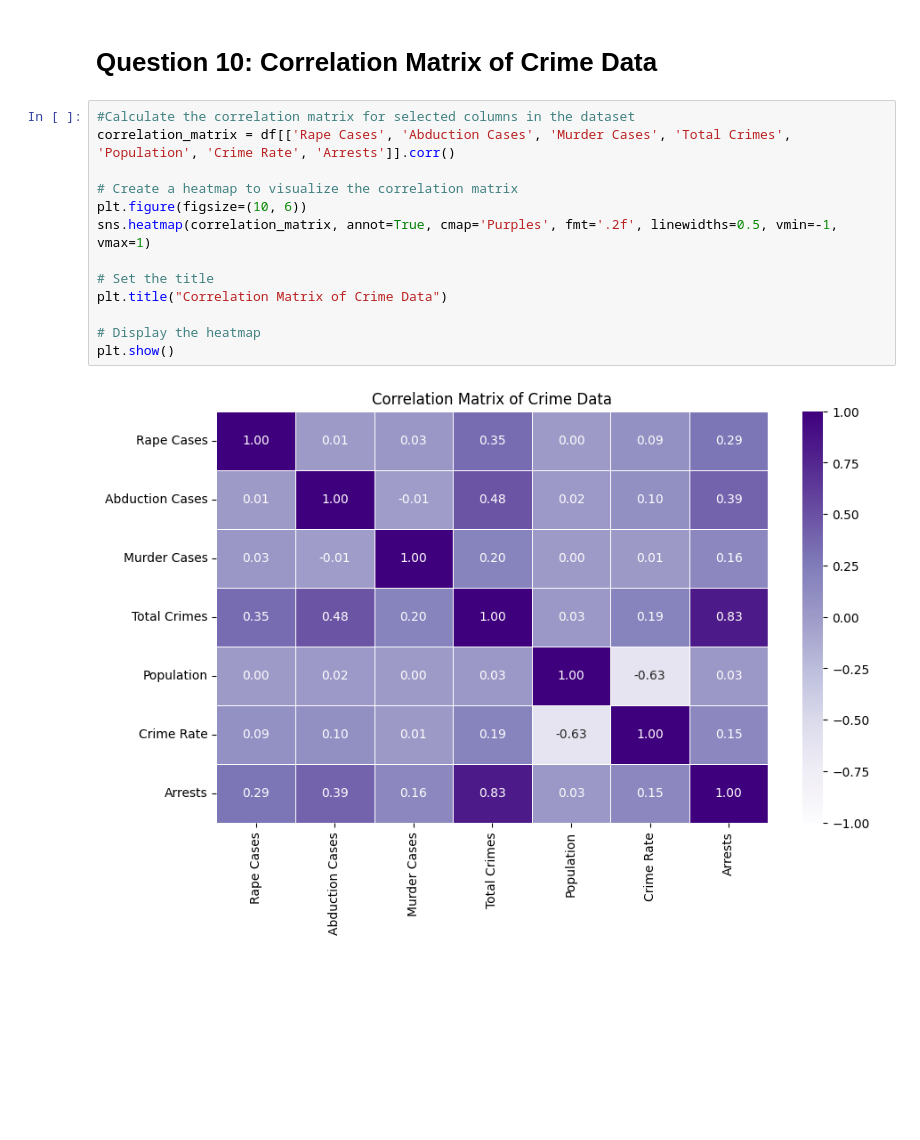
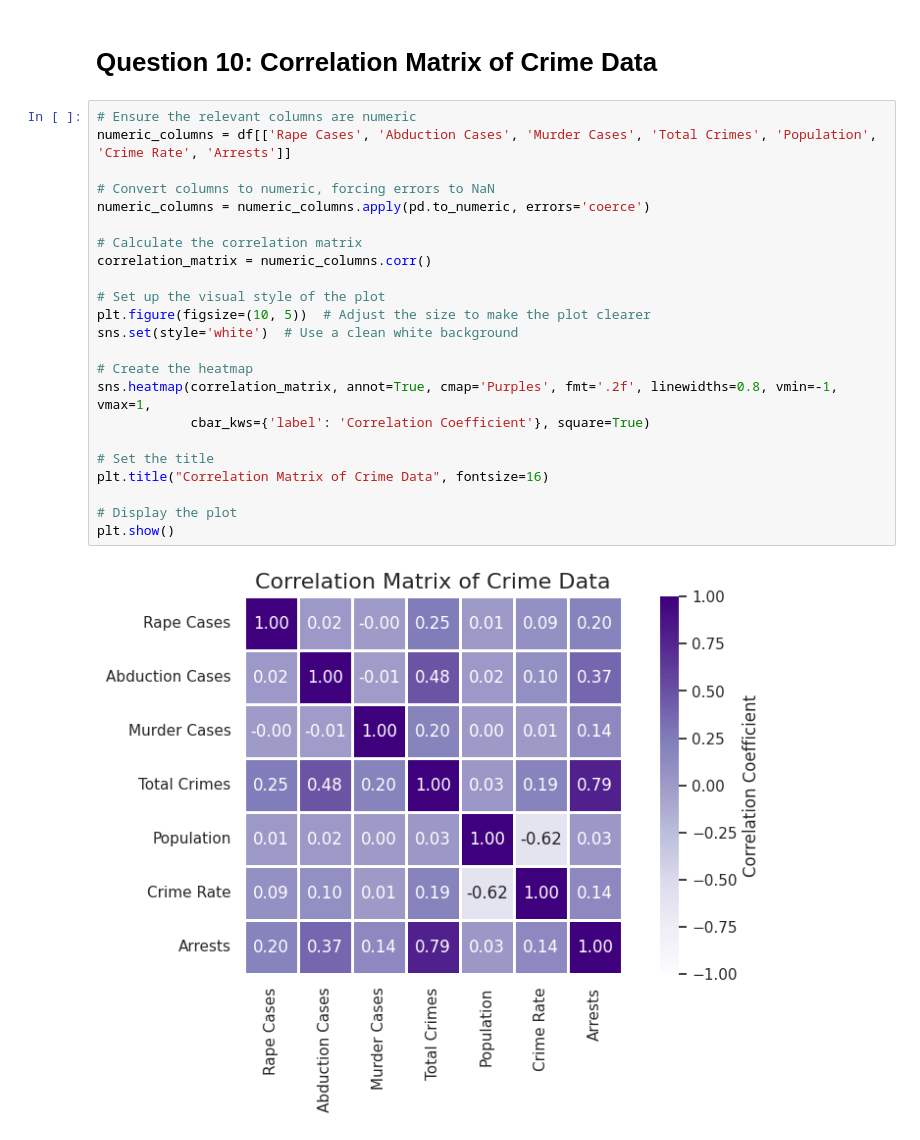
Before and after one commit to AanchalPandey16/CrimeRateAnalysis, a Jupyter notebook: CrimeRateAnalysis.ipynb, the cells around one changed output. Cells and saved outputs as stored; diff of their text form; blank space fills up the shorter version.

```diff
--- a/CrimeRateAnalysis.ipynb
+++ b/CrimeRateAnalysis.ipynb
@@ -386,17 +388,27 @@ plt.show()
 # %% [markdown]
 # Question 10: Correlation Matrix of Crime Data
 # %%
-#Calculate the correlation matrix for selected columns in the dataset
-correlation_matrix = df[['Rape Cases', 'Abduction Cases', 'Murder Cases', 'Total Crimes', 'Population', 'Crime Rate', 'Arrests']].corr()
+# Ensure the relevant columns are numeric
+numeric_columns = df[['Rape Cases', 'Abduction Cases', 'Murder Cases', 'Total Crimes', 'Population', 'Crime Rate', 'Arrests']]
 
-# Create a heatmap to visualize the correlation matrix
-plt.figure(figsize=(10, 6))
-sns.heatmap(correlation_matrix, annot=True, cmap='Purples', fmt='.2f', linewidths=0.5, vmin=-1, vmax=1)
+# Convert columns to numeric, forcing errors to NaN
+numeric_columns = numeric_columns.apply(pd.to_numeric, errors='coerce')
+
+# Calculate the correlation matrix
+correlation_matrix = numeric_columns.corr()
+
+# Set up the visual style of the plot
+plt.figure(figsize=(10, 5))  # Adjust the size to make the plot clearer
+sns.set(style='white')  # Use a clean white background
+
+# Create the heatmap
+sns.heatmap(correlation_matrix, annot=True, cmap='Purples', fmt='.2f', linewidths=0.8, vmin=-1, vmax=1,
+            cbar_kws={'label': 'Correlation Coefficient'}, square=True)
 
 # Set the title
-plt.title("Correlation Matrix of Crime Data")
+plt.title("Correlation Matrix of Crime Data", fontsize=16)
 
-# Display the heatmap
+# Display the plot
 plt.show()
 # %% [output]
-[figure, old version]
+[figure, new version]
```
Also changed, not shown: parts of 14 cells of this notebook.
